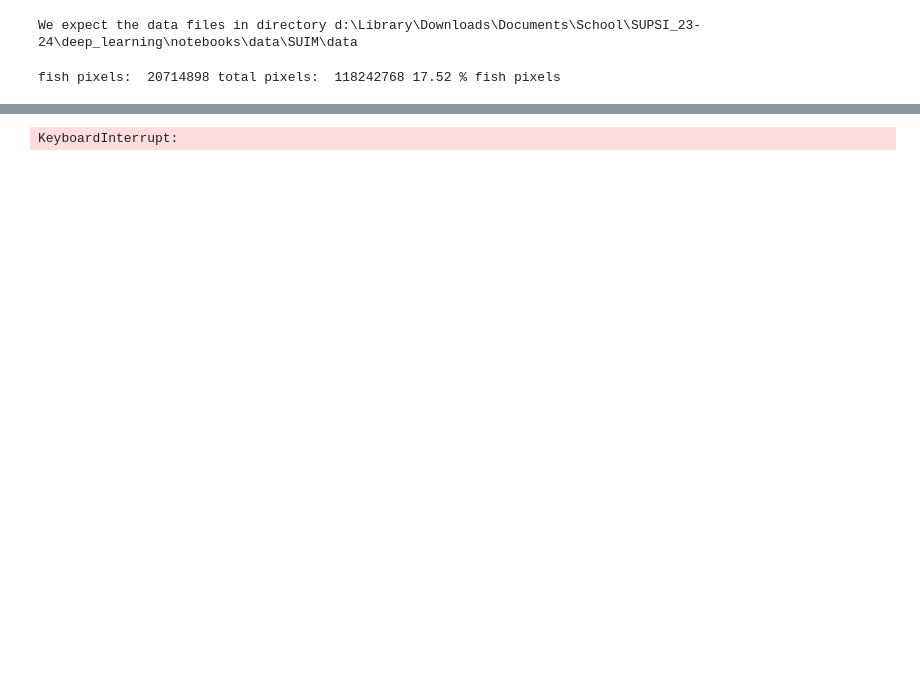
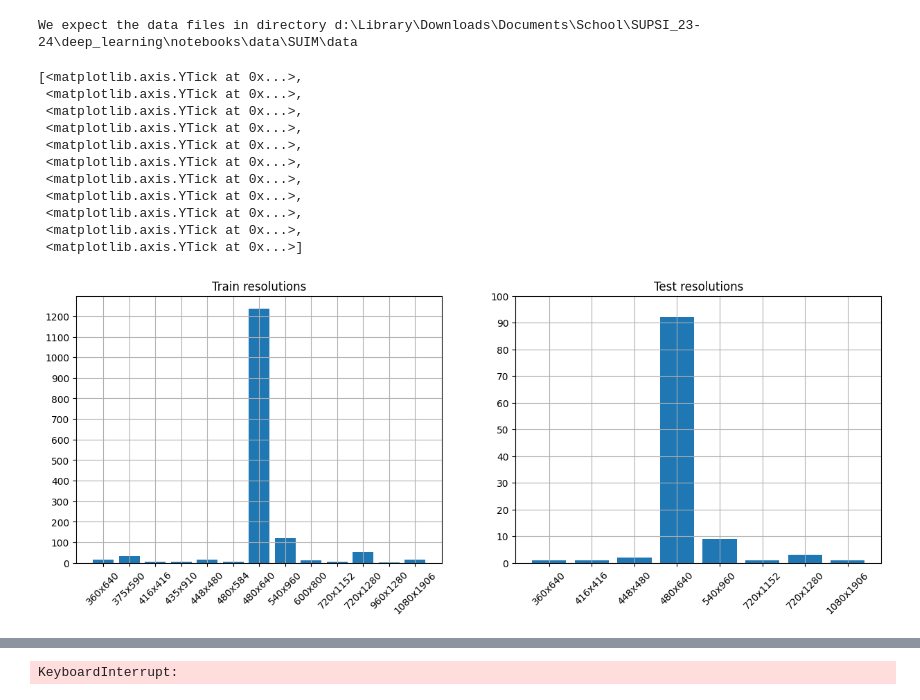
Before and after one commit to loomkoom/suim-segmentation, a Jupyter notebook: project.ipynb, the cells around one changed output, grey strips where cells are left out. Drawn from its saved outputs; the diff is of its cells as text; code cells hidden in the pictures; blank space fills up the shorter version.

Commit message:
visualize resolutions

```diff
--- a/project.ipynb
+++ b/project.ipynb
@@ -20,9 +10,50 @@ def get_total_size(mask):
-# %%
-masks = [x.name for x in pathlib.Path(
-    ddir, "test", "masks").iterdir() if x.is_file()]
-total_fish_pixels = sum(map(get_fish_pixel, masks))
-total_pixels = sum(map(get_total_size, masks))
-print("fish pixels: ", total_fish_pixels, ", total pixels: ", total_pixels,
-      round(total_fish_pixels/total_pixels, 4)*100, "% fish pixels")
-# %% [output]
-fish pixels:  20714898 total pixels:  118242768 17.52 % fish pixels
+# %%
+def read_image(name, set_="train_val", im_type="images"):
+    return skimage.io.imread(pathlib.Path(ddir, set_, im_type, name))
+
+def get_images(set_="train_val", im_type="images"):
+    return [read_image(file.name, set_, im_type)
+            for file in pathlib.Path(ddir, set_, im_type).iterdir()
+            if file.is_file()]
+
+def get_filenames(set_="train_val", im_type="images"):
+    return [file.name[:-4]
+            for file in pathlib.Path(ddir, set_, im_type).iterdir()
+            if file.is_file()]
+# %%
+masks_train = get_images("train_val", "masks")
+masks_test = get_images("test", "masks")
+ims_train = get_images("train_val", "images")
+ims_test = get_images("test", "images")
+# %%
+# plot image resolution in bar chart
+resolutions_train = ['x'.join(str(i) for i in r) for r in sorted(map(lambda im: (im.shape[0], im.shape[1]),ims_train))]
+resolutions_test = ['x'.join(str(i) for i in r) for r in sorted(map(lambda im: (im.shape[0], im.shape[1]),ims_test))]
+
+fig,axes = plt.subplots(1,2,figsize=(15,5))
+
+def plot_res(resolutions,title,i):
+    unique_res = [x for i, x in enumerate(resolutions) if x not in resolutions[:i]]
+    res_count = [resolutions.count(x) for x in unique_res]
+    axes[i].bar(unique_res, res_count)
+    axes[i].set_title(title)
+    axes[i].grid(True)
+    plt.setp(axes[i].xaxis.get_majorticklabels(), rotation=45)
+
+plot_res(resolutions_train,'Train resolutions',0)
+axes[0].set_yticks(np.arange(0, 1300, 100))
+plot_res(resolutions_test,'Test resolutions',1)
+axes[1].set_yticks(np.arange(0, 110, 10))
+# %% [output]
+[<matplotlib.axis.YTick at 0x...>,
+ <matplotlib.axis.YTick at 0x...>,
+ <matplotlib.axis.YTick at 0x...>,
+ <matplotlib.axis.YTick at 0x...>,
+ <matplotlib.axis.YTick at 0x...>,
+ <matplotlib.axis.YTick at 0x...>,
+ <matplotlib.axis.YTick at 0x...>,
+ <matplotlib.axis.YTick at 0x...>,
+ <matplotlib.axis.YTick at 0x...>,
+ <matplotlib.axis.YTick at 0x...>,
+ <matplotlib.axis.YTick at 0x...>]
+[figure, added]
```
Also changed, not shown: parts of 6 cells of this notebook.
